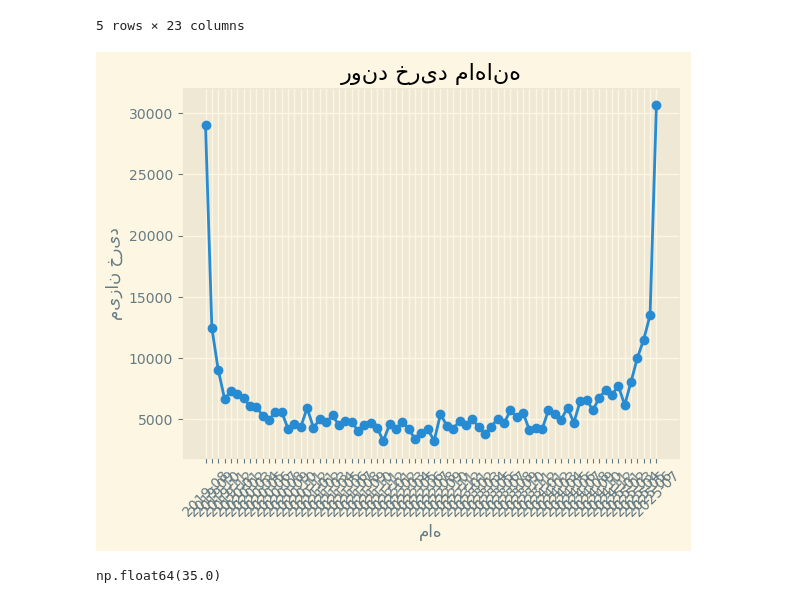
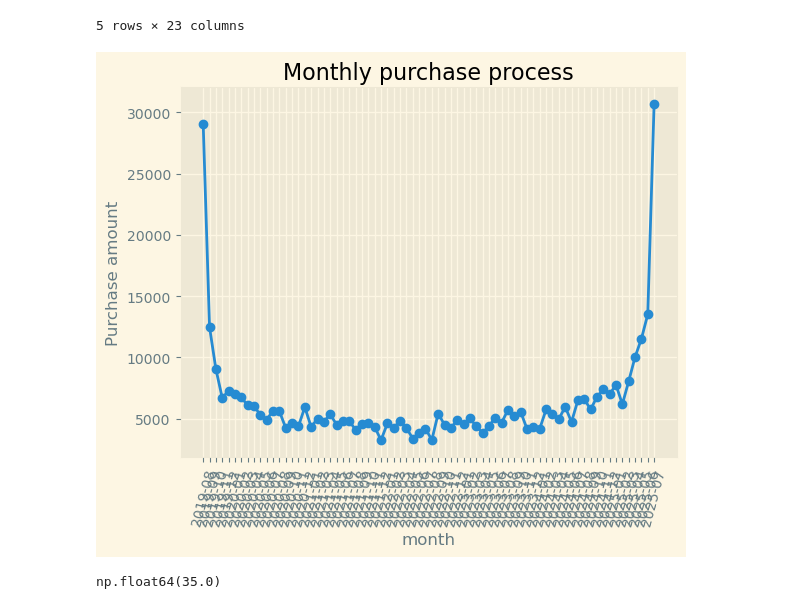
Before and after one commit to HamedRabbani/Telco_Customer_Churn, a Jupyter notebook: Notebooks/EDA.ipynb, the cells around one changed output. Cells and saved outputs as stored; diff of their text form; code cells hidden in the pictures.

```diff
--- a/Notebooks/EDA.ipynb
+++ b/Notebooks/EDA.ipynb
@@ -960,22 +852,20 @@ df.head()
 | 4 | 9237-HQITU | Female | 0 | No | No | 2.0 | Yes | No | ... |
 5 rows × 23 columns
 # %%
-
-# فرض: df دیتافریم اصلیه
 df['date'] = pd.to_datetime(df['start_date'])
-df['month'] = df['date'].dt.to_period('M')  # استخراج ماه
+df['month'] = df['date'].dt.to_period('M') # extract month
 
 monthly_sales = df.groupby('month')['MonthlyCharges'].sum()
 
 plt.plot(monthly_sales.index.astype(str), monthly_sales.values, marker='o')
-plt.xticks(rotation=45)
-plt.xlabel('ماه')
-plt.ylabel('میزان خرید')
-plt.title('روند خرید ماهانه')
+plt.xticks(rotation=75)
+plt.xlabel('month')
+plt.ylabel('Purchase amount')
+plt.title('Monthly purchase process')
 plt.grid(True)
 plt.show()
 # %% [output]
-[figure, old version]
+[figure, new version]
 # %%
 new_patient = pd.DataFrame([500, 800, 1200, 2000, 3500, 4200, 10000, 15000])
 # %%
```
Also changed, not shown: parts of 59 cells of this notebook.
